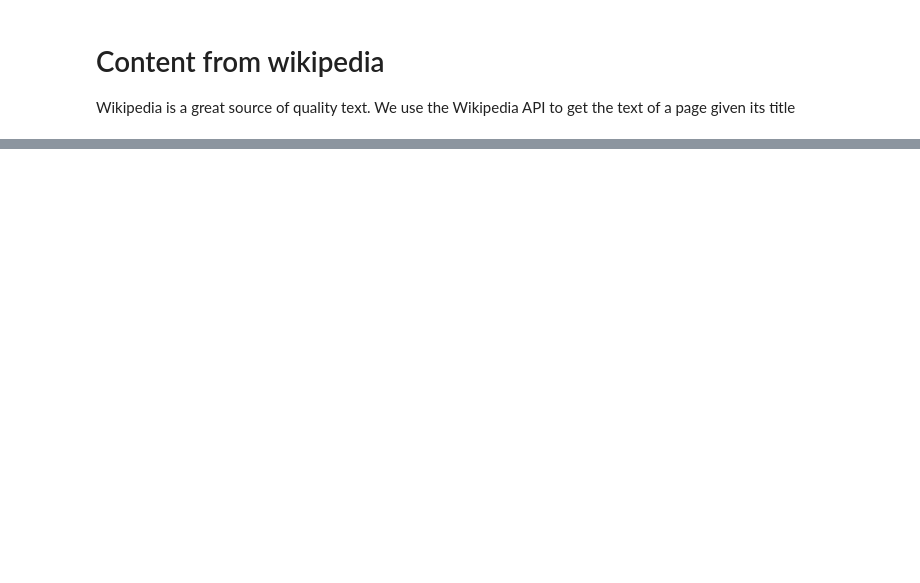
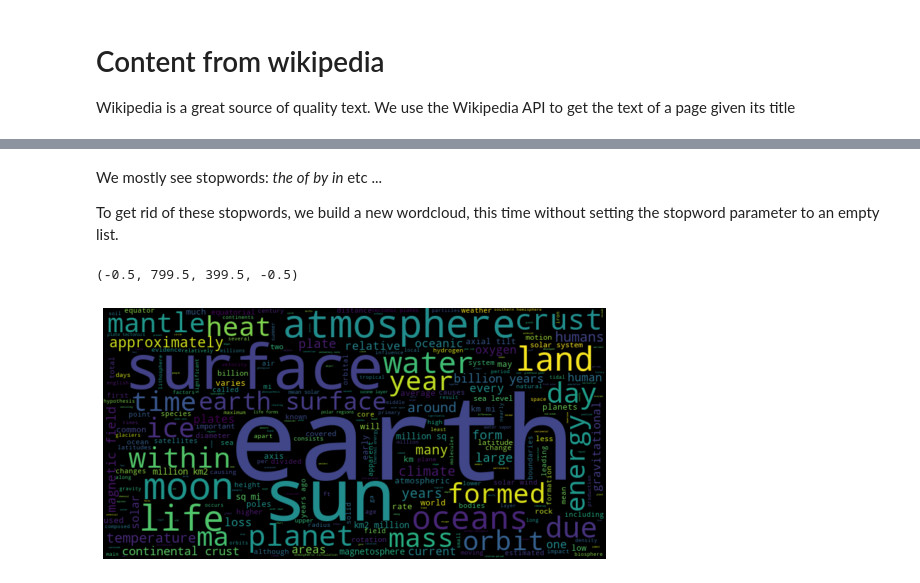
Before and after one commit to alexisperrier/intro2nlp, a Jupyter notebook: notebooks/intro2nlp_01_Create_a_wordcloud.ipynb, the cells around one changed output, grey strips where cells are left out. Drawn from its saved outputs; the diff is of its cells as text; code cells hidden in the pictures; blank space fills up the shorter version.

```diff
--- a/notebooks/intro2nlp_01_Create_a_wordcloud.ipynb
+++ b/notebooks/intro2nlp_01_Create_a_wordcloud.ipynb
@@ -71,0 +57,32 @@ GPlates Portal (University of Sydney)
+# %%
+import requests
+
+def wikipedia_page(title):
+    '''
+    This function returns the raw text of a wikipedia page
+    given a wikipedia page title
+    '''
+    params = {
+        'action': 'query',
+        'format': 'json', # request json formatted content
+        'titles': title, # title of the wikipedia page
+        'prop': 'extracts',
+        'explaintext': True
+    }
+    # send a request to the wikipedia api
+    response = requests.get(
+         'https://en.wikipedia.org/w/api.php',
+         params= params
+     ).json()
+
+    # Parse the result
+    page = next(iter(response['query']['pages'].values()))
+    # return the page content
+    if 'extract' in page.keys():
+        return page['extract']
+    else:
+        return "Page not found"
+# %%
+# We lowercase the text to avoid having to deal with uppercase and capitalized words
+text = wikipedia_page('Earth').lower()
+print(text)
@@ -71,0 +164,19 @@ GPlates Portal (University of Sydney)
+# %% [markdown]
+We mostly see stopwords: _the_  _of_  _by_ _in_ etc ...
+
+To get rid of these stopwords, we build a new wordcloud, this time without setting the stopword parameter to an empty list.
+# %%
+wordcloud = WordCloud(
+        random_state = 8,
+        normalize_plurals = False,
+        width = 800,
+        height= 400,
+        max_words = 300)
+wordcloud.generate(text)
+# plot
+fig, ax = plt.subplots(1,1, figsize = (9,6))
+plt.imshow(wordcloud, interpolation='bilinear')
+plt.axis("off")
+# %% [output]
+(-0.5, 799.5, 399.5, -0.5)
+[figure, added]
```
Also changed, not shown: parts of 17 cells of this notebook.
